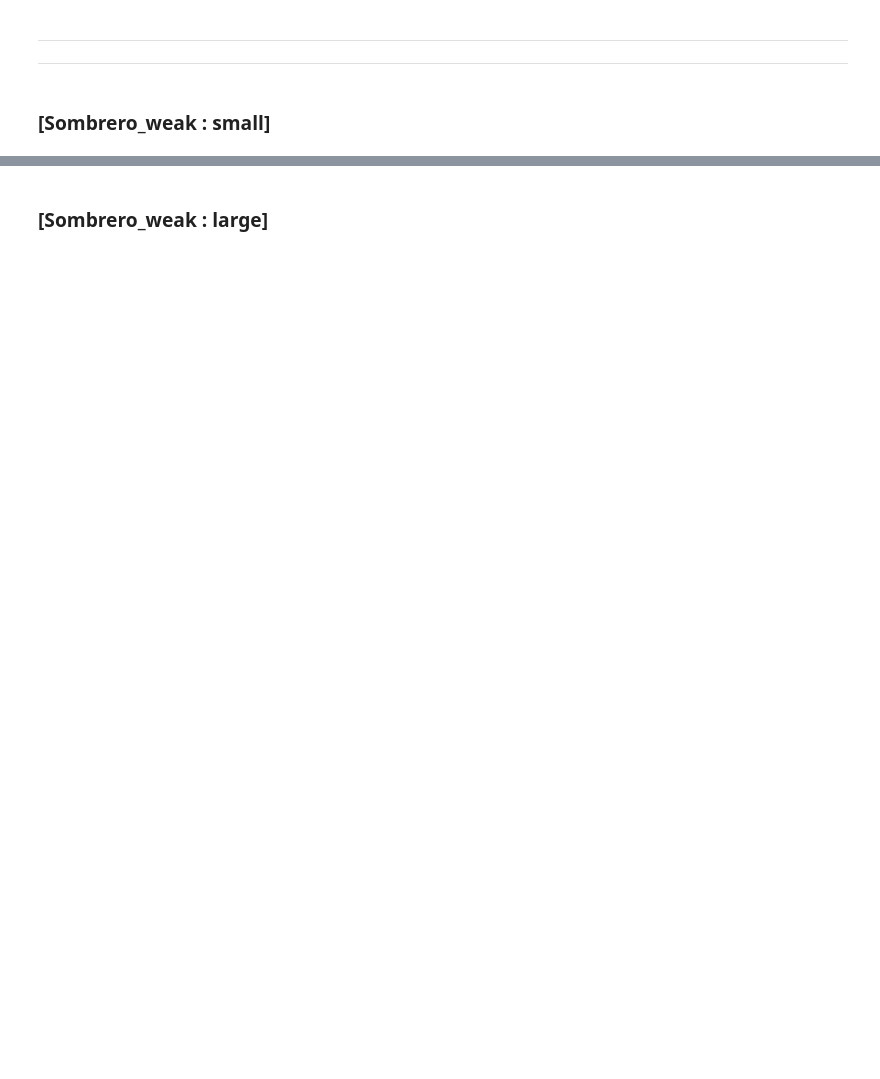
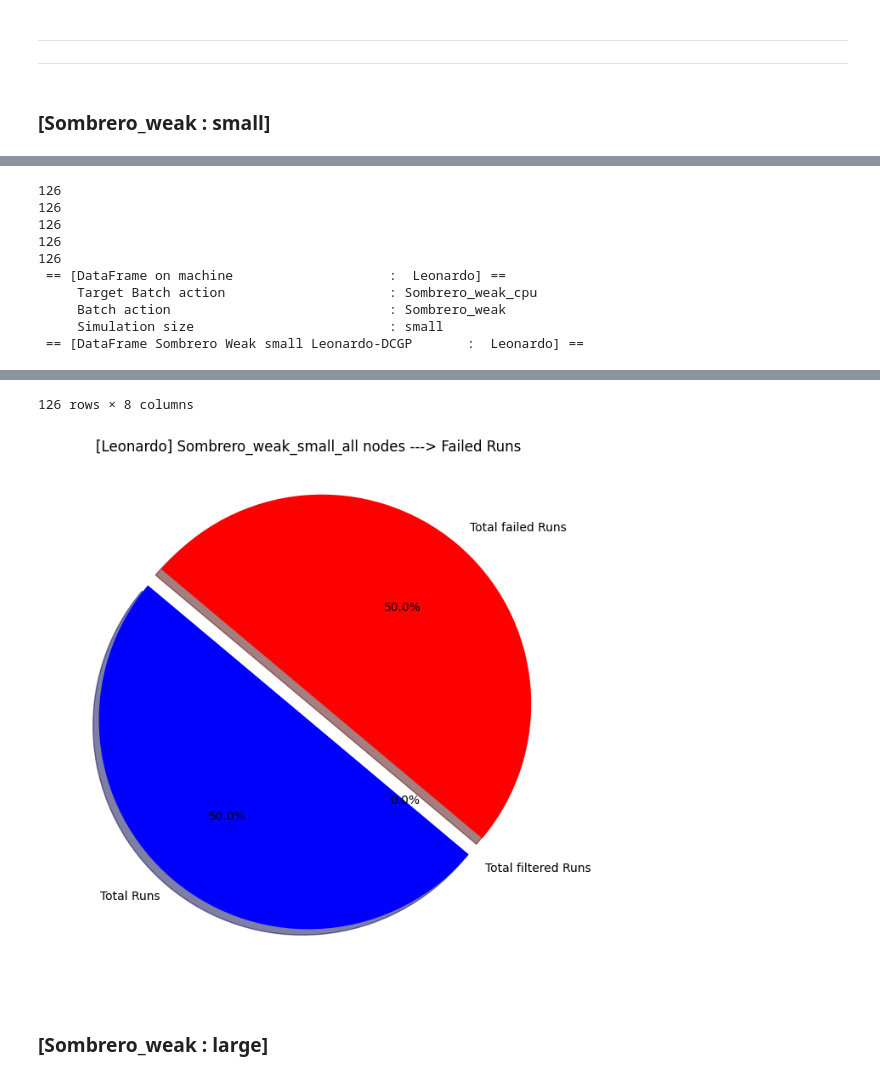
Before and after one commit to fbonnet08/Bench_Grid_HiRep, a Jupyter notebook: src/PythonCodes/Jupyter-NoteBooks/LLR-Bench_Grid_HiRep_Notebooks/Notebook_Bench_Grid_HiRep.ipynb, the cells around one changed output, grey strips where cells are left out. Drawn from its saved outputs; the diff is of its cells as text; code cells hidden in the pictures; blank space fills up the shorter version.

Commit message:
- Implementation of the notebook for graphing the Sombrero-[weak-strong][small][large] data output. - Vega implementation. - Creation of method to use instead of repeating the analysis code.

```diff
--- a/src/PythonCodes/Jupyter-NoteBooks/LLR-Bench_Grid_HiRep_Notebooks/Notebook_Bench_Grid_HiRep.ipynb
+++ b/src/PythonCodes/Jupyter-NoteBooks/LLR-Bench_Grid_HiRep_Notebooks/Notebook_Bench_Grid_HiRep.ipynb
@@ -685,8 +775,10 @@ def getDataFrame_from_Sombrero_Runs(c, m,
     # --------------------------------------------------------------------------
     # [Data-Extraction]
     # --------------------------------------------------------------------------
-    m.printMesgStr(   "Data extraction cluster out           : ", c.getGreen(), mach_name)
-    m.printMesgAddStr("Simulation size                       : ", c.getRed(), sim_size)
+    m.printMesgStr(   "Data extraction cluster out          : ", c.getGreen(), mach_name)
+    m.printMesgAddStr("Target Batch action                   : ", c.getYellow(), target_batch_act)
+    m.printMesgAddStr("Batch action                          : ", c.getCyan(), batch_act)
+    m.printMesgAddStr("Simulation size                       : ", c.getMagenta(), sim_size)
     m.printMesgAddStr("target_file_cluster_lst[:]        --->: ", c.getYellow(), target_file_cluster_lst[:])
     m.printMesgAddStr("Length target_file_cluster_lst[:] --->: ", c.getYellow(), len(target_file_cluster_lst[:]))
     # --------------------------------------------------------------------------
@@ -718,7 +810,12 @@ def getDataFrame_from_Sombrero_Runs(c, m,
     rc, dataframe = read_Sombrero_file_out(c, m,
                                            batch_act, sim_size,
                                            target_file_cluster_lst)
-    # --------------------------------------------------------------------------
+    # -------------------------------------------------------------------------
+    m.printMesgStr(   "DataFrame on machine                    : ", c.getGreen(), mach_name)
+    m.printMesgAddStr(" Target Batch action                     : ", c.getYellow(), target_batch_act)
+    m.printMesgAddStr(" Batch action                            : ", c.getCyan(), batch_act)
+    m.printMesgAddStr(" Simulation size                         : ", c.getMagenta(), sim_size)
+
     return rc, dataframe
 # [end-function]
 # --------------------------------------------------------------------------
@@ -1844,57 +2690,20 @@ rc = plot_BenchRes_groupByBars_matplotlib(c, m,
 machine_name_leonardo = "Leonardo"
 DATA_PATH         = os.path.join('E:','LatticeRuns','Clusters',machine_name_leonardo,'LatticeRuns')
 # --------------------------------------------------------------------------
-batch_action = "Sombrero_weak_cpu"
-simulation_size = "small"
-rc = Reinitialising_Paths_and_object_content(c, m, DATA_PATH, batch_action, simulation_size)
-# ----------------------------------------------------------------------------
-# --------------------------------------------------------------------------
-# Getting content in the target file
-# TODO: redefinition neccessary to to act on the target file name _cpu and batch script discrepancy, batch action will need to be passed in. in the cluster method.
-batch_action = "Sombrero_weak"
-rc, target_Sombrero_weak_small_file_lst_leonardo, target_Sombrero_weak_small_file_dir_leonardo = getTarget_file_lst(c, m, c.getTargetdir())
-# ----------------------------------------------------------------------------
-# --------------------------------------------------------------------------
-# Getting content in the target file
-rc, target_Sombrero_weak_small_file_cluster_lst_leonardo = getTarget_file_cluster_lst(c, m, target_Sombrero_weak_small_file_lst_leonardo[:])
-# ----------------------------------------------------------------------------
-# --------------------------------------------------------------------------
-# [Data-Extraction]
-# --------------------------------------------------------------------------
-m.printMesgStr(   "Data extraction cluster out                                        : ", c.getGreen(), machine_name_leonardo)
-m.printMesgAddStr("Simulation size                                                    : ", c.getRed(), simulation_size)
-m.printMesgAddStr("target_Sombrero_weak_small_file_cluster_lst_leonardo[:]        --->: ", c.getYellow(), target_Sombrero_weak_small_file_cluster_lst_leonardo[:])
-m.printMesgAddStr("Length target_Sombrero_weak_small_file_cluster_lst_leonardo[:] --->: ", c.getYellow(), len(target_Sombrero_weak_small_file_cluster_lst_leonardo[:]))
-# ----------------------------------------------------------------------------
-# --------------------------------------------------------------------------
-# Reading in the inout file
-# TODO: return to this one once the read_Sombrero_file_out method is done.
-rc, target_Sombrero_weak_small_file_cluster_filtered_lst_leonardo = filter_target_file_cluster_lst(c, m, start_key_sombrero_rep_lst[:],
-                                                                                               target_Sombrero_weak_small_file_cluster_lst_leonardo[:])
-m.printMesgAddStr("len(target_Sombrero_weak_small_file_cluster_filtered_lst_leonardo[:]) --->: ", c.getYellow(), len(target_Sombrero_weak_small_file_cluster_filtered_lst_leonardo[:]))
-# ----------------------------------------------------------------------------
-# --------------------------------------------------------------------------
-# Reading in the inout file
-# TODO: return to this one once the read_Sombrero_file_out method is done.
-msg = batch_action + "_" + simulation_size + "_" + "all nodes"
-rc, Sombrero_weak_small_file_cluster_failed_lst_leonardo = plot_BenchRes_SuccessFailure_pieChart_matplotlib(c, m,
-                                                                                                        target_Sombrero_weak_small_file_cluster_lst_leonardo[:],
-                                                                                                        target_Sombrero_weak_small_file_cluster_filtered_lst_leonardo[:],
-                                                                                                        machine_name_leonardo,
-                                                                                                        msg)
-# ----------------------------------------------------------------------------
-# --------------------------------------------------------------------------
-# Reading in the inout file
-# TODO: return to this one once the read_Sombrero_file_out method is done and replace with the filtered list
-# TODO: instead. For now we are going to use the full unfiltered list.
+target_batch_action = "Sombrero_weak_cpu"
 batch_action = "Sombrero_weak"
 simulation_size = "small"
-rc, dataFrame_Sombrero_weak_small_leonardo = read_Sombrero_file_out(c, m,
-                                                                batch_action, simulation_size,
-                                                                target_Sombrero_weak_small_file_cluster_lst_leonardo)
 # --------------------------------------------------------------------------
+
+rc, dataFrame_Sombrero_weak_small_leonardo = getDataFrame_from_Sombrero_Runs(c,m,
+                                                                             DATA_PATH, machine_name_leonardo,
+                                                                             target_batch_action,
+                                                                             batch_action,
+                                                                             simulation_size,
+                                                                             start_key_sombrero_rep_lst)
 # --------------------------------------------------------------------------
 # Reading in the inout file
 m.printMesgStr("DataFrame Sombrero Weak small Leonardo-DCGP       : ", c.getGreen(), machine_name_leonardo)
 dataFrame_Sombrero_weak_small_leonardo
 # ----------------------------------------------------------------------------
+# %% [output]
@@ -1900,0 +2735,10 @@ dataFrame_Sombrero_weak_small_leonardo
+126
+126
+126
+126
+126
+ == [DataFrame on machine                    :  Leonardo] ==
+     Target Batch action                     : Sombrero_weak_cpu
+     Batch action                            : Sombrero_weak
+     Simulation size                         : small
+ == [DataFrame Sombrero Weak small Leonardo-DCGP       :  Leonardo] ==
@@ -1901,3 +2757,5 @@ dataFrame_Sombrero_weak_small_leonardo
+126 rows × 8 columns
+[figure, added]
 # %% [markdown]
 ### [Sombrero_weak : large]
 # %%
```
Also changed, not shown: parts of 109 cells of this notebook, 4 other files.
